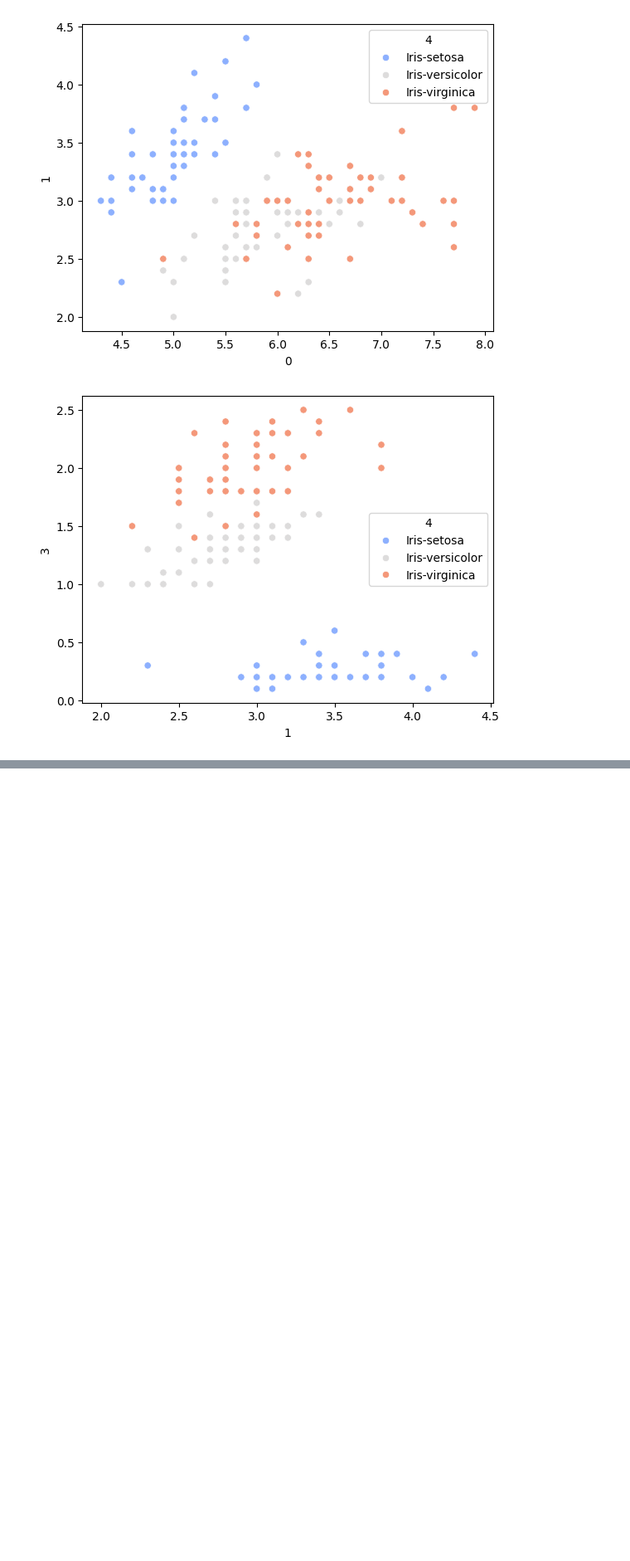
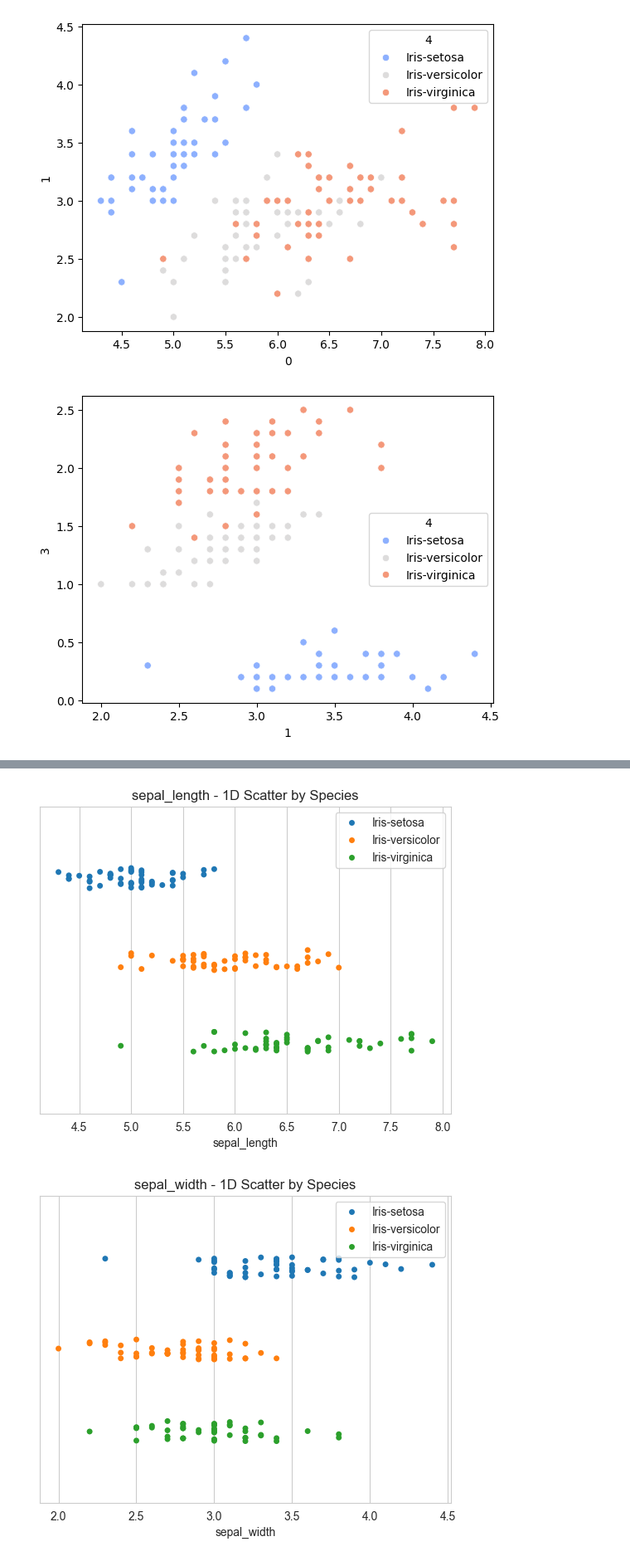
Before and after one commit to jatin-mishra/Agents, a Jupyter notebook: BuildingModels/src/eda/iris.ipynb, the cells around one changed output, grey strips where cells are left out. Shown at 83% size. Saved outputs shown, nothing was run; the diff lists cells and outputs as text; code cells hidden in the pictures; blank space fills up the shorter version.

Commit message:
exploratory data analysis

```diff
--- a/BuildingModels/src/eda/iris.ipynb
+++ b/BuildingModels/src/eda/iris.ipynb
@@ -67,0 +87,17 @@ plt.show()
+# %%
+iris[0:3]
+features = ["sepal_length", "sepal_width", "petal_length", "petal_width"]
+# %%
+# -----------------------
+# 1-D SCATTER WITH SPECIES (BETTER)
+# -----------------------
+for col in features:
+    plt.figure()
+    sns.stripplot(data=iris, x=col, hue="species", dodge=True)
+    plt.title(f"{col} - 1D Scatter by Species")
+    plt.xlabel(col)
+    plt.legend()
+    plt.show()
+# %% [output]
+[figure, added]
+[figure, added]
```
Also changed, not shown: parts of 25 cells of this notebook, 3 other files.
